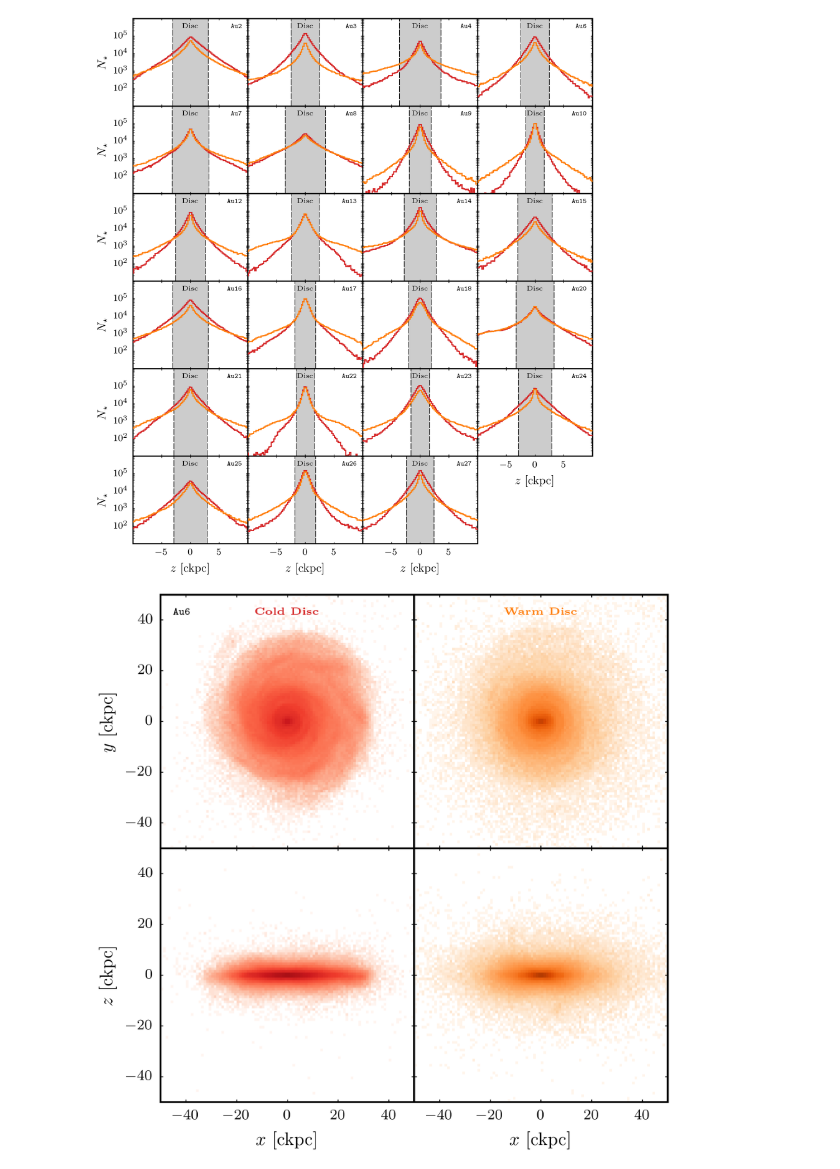
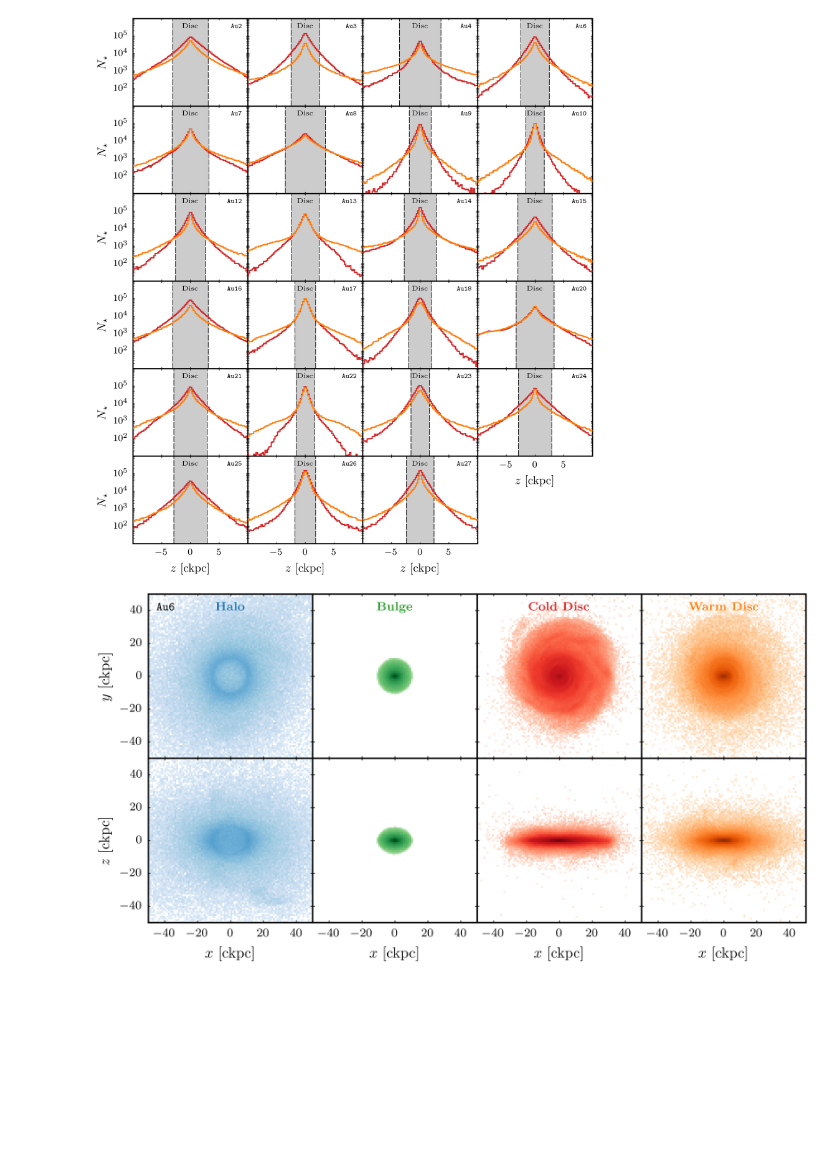
Before and after one commit to ffiza/auriga-metals, a Jupyter notebook: scripts/Spatial Distribution of Stars.ipynb, the cells around one changed output. Drawn from its saved outputs; the diff is of its cells as text; code cells hidden in the pictures; blank space fills up the shorter version.

```diff
--- a/scripts/Spatial Distribution of Stars.ipynb
+++ b/scripts/Spatial Distribution of Stars.ipynb
@@ -42,7 +42,8 @@ def read_data(simulation: str, config: dict) -> pd.DataFrame:
         "yPosition_ckpc": s.pos[mask, 1],
         "zPosition_ckpc": s.pos[mask, 2],
         "ComponentTag": s.region_tag[mask],
-        "StellarAge_Gyr": s.stellar_age[mask]}
+        "StellarAge_Gyr": s.stellar_age[mask],
+        "Mass_Msun": s.mass[mask],}
 
     df = pd.DataFrame(props)
     df[~np.isfinite(df)] = np.nan
@@ -276,89 +277,59 @@ plt.show()
 [figure]
 # %%
 fig, axs = plt.subplots(
-    figsize=(5, 5), ncols=2, nrows=2,
+    figsize=(8, 4), ncols=4, nrows=2,
     sharex=False, sharey=False,
     gridspec_kw={
-        "width_ratios": [1, 1], "height_ratios": [1, 1],
+        "width_ratios": [1, 1, 1, 1], "height_ratios": [1, 1],
         "hspace": 0, "wspace": 0})
 
 for ax in axs.flatten():
     ax.tick_params(which='both', direction="in")
     ax.set_axisbelow(True)
     ax.grid(True, ls='-', lw=0.25, c='silver')
 
-
-axs[0, 0].set_xlim(-50, 50)
-axs[0, 0].set_xlabel(r"$x$ [ckpc]")
-axs[0, 0].set_ylim(-50, 50)
-axs[0, 0].set_ylabel(r"$y$ [ckpc]")
-
-axs[1, 0].set_xlim(-50, 50)
-axs[1, 0].set_xlabel(r"$x$ [ckpc]")
-axs[1, 0].set_ylim(-50, 50)
-axs[1, 0].set_ylabel(r"$z$ [ckpc]")
-
-axs[0, 1].set_xlim(-50, 50)
-axs[0, 1].set_xlabel(r"$x$ [ckpc]")
-axs[0, 1].set_ylim(-50, 50)
-axs[0, 1].set_ylabel(r"$y$ [ckpc]")
-
-axs[1, 1].set_xlim(-50, 50)
-axs[1, 1].set_xlabel(r"$x$ [ckpc]")
-axs[1, 1].set_ylim(-50, 50)
-axs[1, 1].set_ylabel(r"$z$ [ckpc]")
+for i in range(axs.shape[1]):
+    axs[0, i].set_xlim(-50, 50)
+    axs[0, i].set_xlabel(r"$x$ [ckpc]")
+    axs[0, i].set_ylim(-50, 50)
+    axs[0, i].set_ylabel(r"$y$ [ckpc]")
+    axs[1, i].set_xlim(-50, 50)
+    axs[1, i].set_xlabel(r"$x$ [ckpc]")
+    axs[1, i].set_ylim(-50, 50)
+    axs[1, i].set_ylabel(r"$z$ [ckpc]")
 
 for ax in axs.flatten():
     ax.label_outer()
     ax.set_aspect("equal")
 
 galaxy = parse(SIMULATION)[0]
 label = f"Au{galaxy}"
-# df = read_data(simulation=SIMULATION, config=CONFIG)
+df = read_data(simulation=SIMULATION, config=CONFIG)
 
-c = "CD"
-mask = get_mask(df, component=c)
-axs[0, 0].hist2d(
-    df["xPosition_ckpc"][mask], df["yPosition_ckpc"][mask],
-    bins=100, range=[[-50, 50], [-50, 50]],
-    cmap=settings.component_colormaps[c], zorder=-10,
-    norm=mcolors.LogNorm(vmin=1E0, vmax=1E5))
-axs[1, 0].hist2d(
-    df["xPosition_ckpc"][mask], df["zPosition_ckpc"][mask],
-    bins=100, range=[axs[1, 0].get_xlim(), axs[1, 0].get_ylim()],
-    cmap=settings.component_colormaps[c], zorder=-10,
-    norm=mcolors.LogNorm(vmin=1E0, vmax=1E5))
-
-c = "WD"
-mask = get_mask(df, component=c)
-axs[0, 1].hist2d(
-    df["xPosition_ckpc"][mask], df["yPosition_ckpc"][mask],
-    bins=100, range=[[-50, 50], [-50, 50]],
-    cmap=settings.component_colormaps[c], zorder=-10,
-    norm=mcolors.LogNorm(vmin=1E0, vmax=1E5))
-axs[1, 1].hist2d(
-    df["xPosition_ckpc"][mask], df["zPosition_ckpc"][mask],
-    bins=100, range=[axs[1, 0].get_xlim(), axs[1, 0].get_ylim()],
-    cmap=settings.component_colormaps[c], zorder=-10,
-    norm=mcolors.LogNorm(vmin=1E0, vmax=1E5))
-
-# region Annotations
-axs[0, 0].text(
-    s=r"$\textbf{" + settings.component_labels["CD"] + r"}$",
-    x=0.5, y=0.95, size=6, ha="center", va="top",
-    color=settings.component_colors["CD"],
-    transform=axs[0, 0].transAxes)
-axs[0, 1].text(
-    s=r"$\textbf{" + settings.component_labels["WD"] + r"}$",
-    x=0.5, y=0.95, size=6, ha="center", va="top",
-    color=settings.component_colors["WD"],
-    transform=axs[0, 1].transAxes)
-# end region
+for i, c in enumerate(settings.components):
+    mask = get_mask(df, component=c)
+    axs[0, i].hist2d(
+        df["xPosition_ckpc"][mask], df["yPosition_ckpc"][mask],
+        weights=df["Mass_Msun"][mask],
+        bins=100, range=[[-50, 50], [-50, 50]],
+        cmap=settings.component_colormaps[c], zorder=-10,
+        norm=mcolors.LogNorm(vmin=1E4, vmax=1E9))
+    axs[1, i].hist2d(
+        df["xPosition_ckpc"][mask], df["zPosition_ckpc"][mask],
+        weights=df["Mass_Msun"][mask],
+        bins=100, range=[axs[1, 0].get_xlim(), axs[1, 0].get_ylim()],
+        cmap=settings.component_colormaps[c], zorder=-10,
+        norm=mcolors.LogNorm(vmin=1E4, vmax=1E9))
+    axs[0, i].text(
+        s=r"$\textbf{" + settings.component_labels[c] + r"}$",
+        x=0.5, y=0.95, size=8, ha="center", va="top",
+        color=settings.component_colors[c],
+        transform=axs[0, i].transAxes)
 
 axs[0, 0].text(
     x=0.05, y=0.95, s=r"$\texttt{" + label + "}$", zorder=15,
-    size=6.0, transform=axs[0, 0].transAxes, ha='left', va='top')
+    size=8, transform=axs[0, 0].transAxes, ha='left', va='top')
 
 plt.show()
 # %% [output]
-[figure, old version]
+[figure, new version]
```
